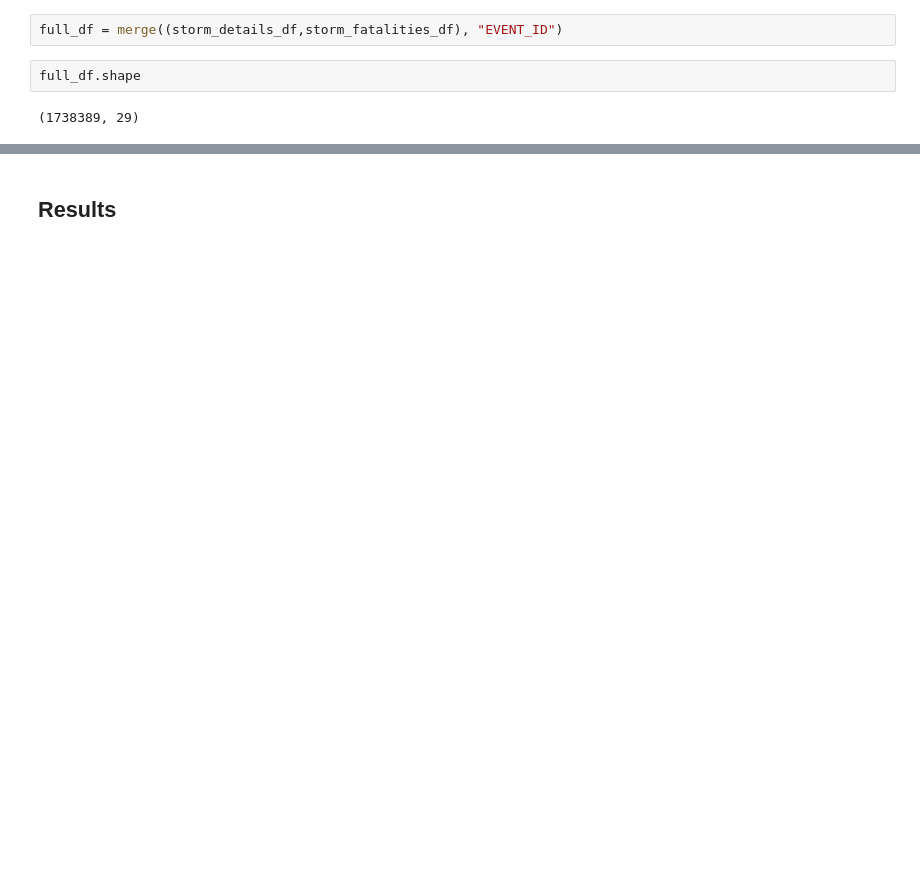
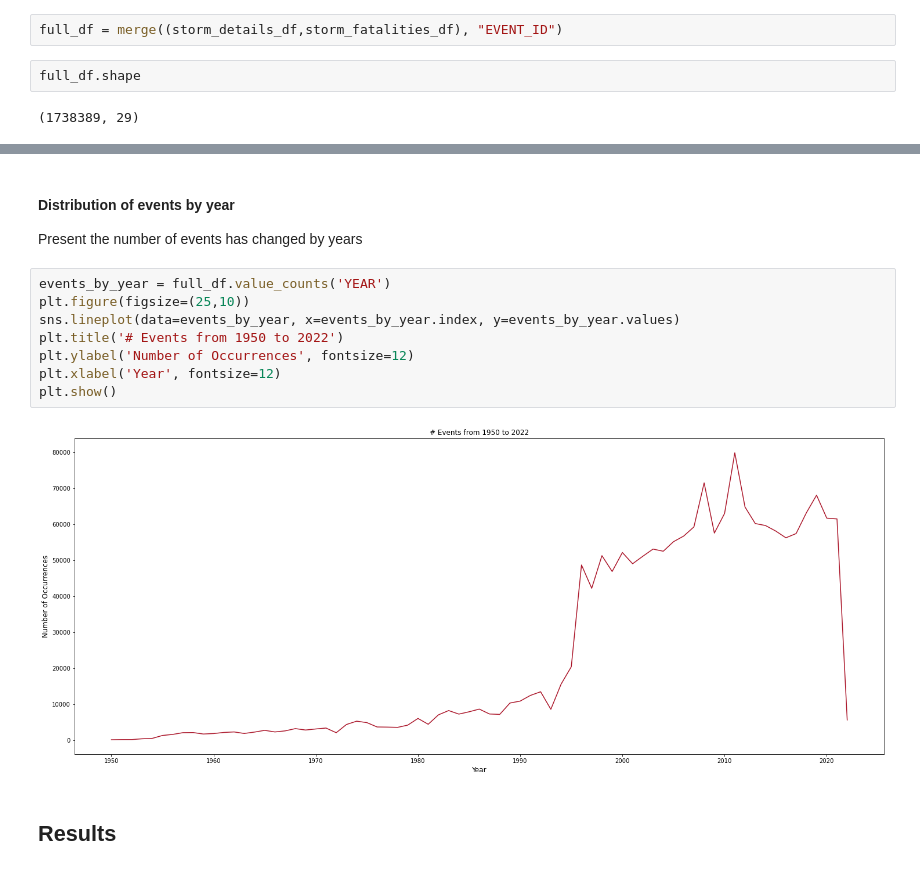
Before and after one commit to thiago-preira/UCDPA_ThiagoPereira, a Jupyter notebook: main.ipynb, the cells around one changed output, grey strips where cells are left out. Drawn from its saved outputs; the diff is of its cells as text; blank space fills up the shorter version.

```diff
--- a/main.ipynb
+++ b/main.ipynb
@@ -215,2 +253,15 @@ full_df.shape
+# %% [markdown]
+#### Distribution of events by year
+Present the number of events has changed by years
+# %%
+events_by_year = full_df.value_counts('YEAR')
+plt.figure(figsize=(25,10))
+sns.lineplot(data=events_by_year, x=events_by_year.index, y=events_by_year.values)
+plt.title('# Events from 1950 to 2022')
+plt.ylabel('Number of Occurrences', fontsize=12)
+plt.xlabel('Year', fontsize=12)
+plt.show()
+# %% [output]
+[figure, added]
 # %% [markdown]
 ## Results
```
Also changed, not shown: parts of 11 cells of this notebook.
